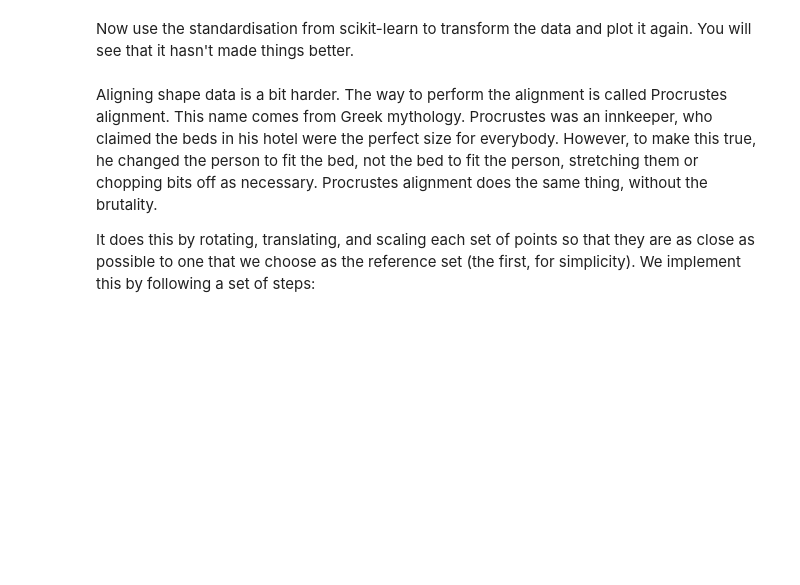
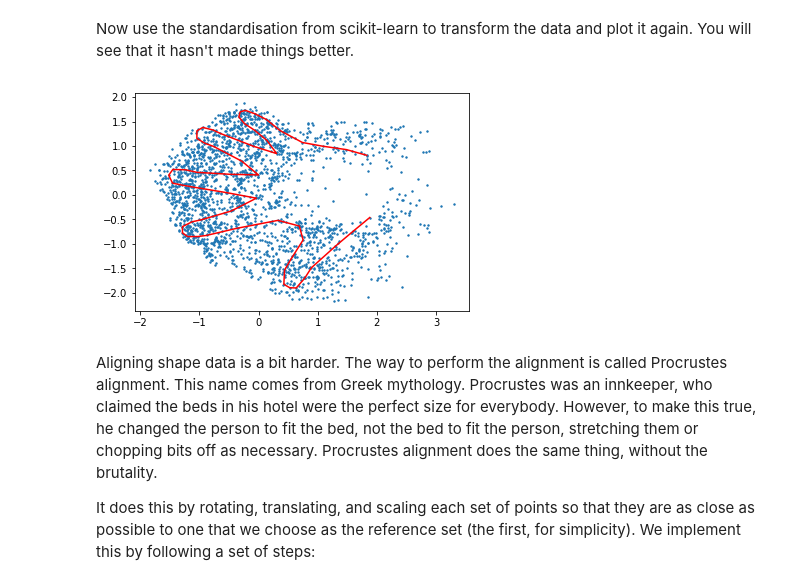
Before and after one commit to hanhnus/DATA201, a Jupyter notebook: Project 1.ipynb, the cells around one changed output. Cells and saved outputs as stored; diff of their text form; code cells hidden in the pictures; blank space fills up the shorter version.

```diff
--- a/Project 1.ipynb
+++ b/Project 1.ipynb
@@ -377,5 +499,12 @@ Plot the first hand on top (with a line between the points) to see if you can se
 # %% [markdown]
 Now use the standardisation from scikit-learn to transform the data and plot it again. You will see that it hasn't made things better.
+# %%
+scaler             = preprocessing.StandardScaler()
+scaled_hand_points = scaler.fit_transform(hand_points)
+pl.scatter(scaled_hand_points[:56,:], scaled_hand_points[56:,:], s = 2);
+pl.plot(scaled_hand_points[:56,0],    scaled_hand_points[56:,0], "r-");
+# %% [output]
+[figure, added]
 # %% [markdown]
 Aligning shape data is a bit harder. The way to perform the alignment is called Procrustes alignment. This name comes from Greek mythology. Procrustes was an innkeeper, who claimed the beds in his hotel were the perfect size for everybody. However, to make this true, he changed the person to fit the bed, not the bed to fit the person, stretching them or chopping bits off as necessary. Procrustes alignment does the same thing, without the brutality.
 
```
Also changed, not shown: parts of 26 cells of this notebook.
